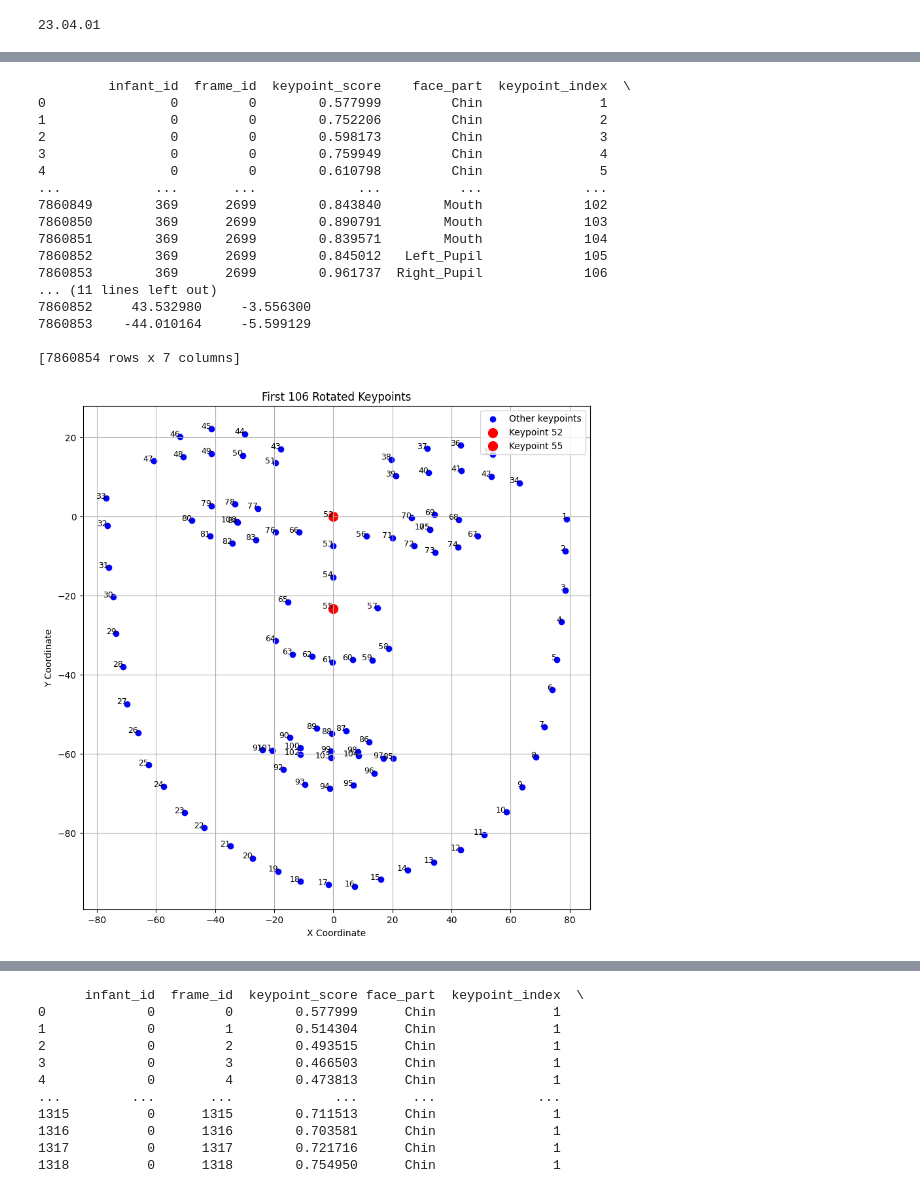
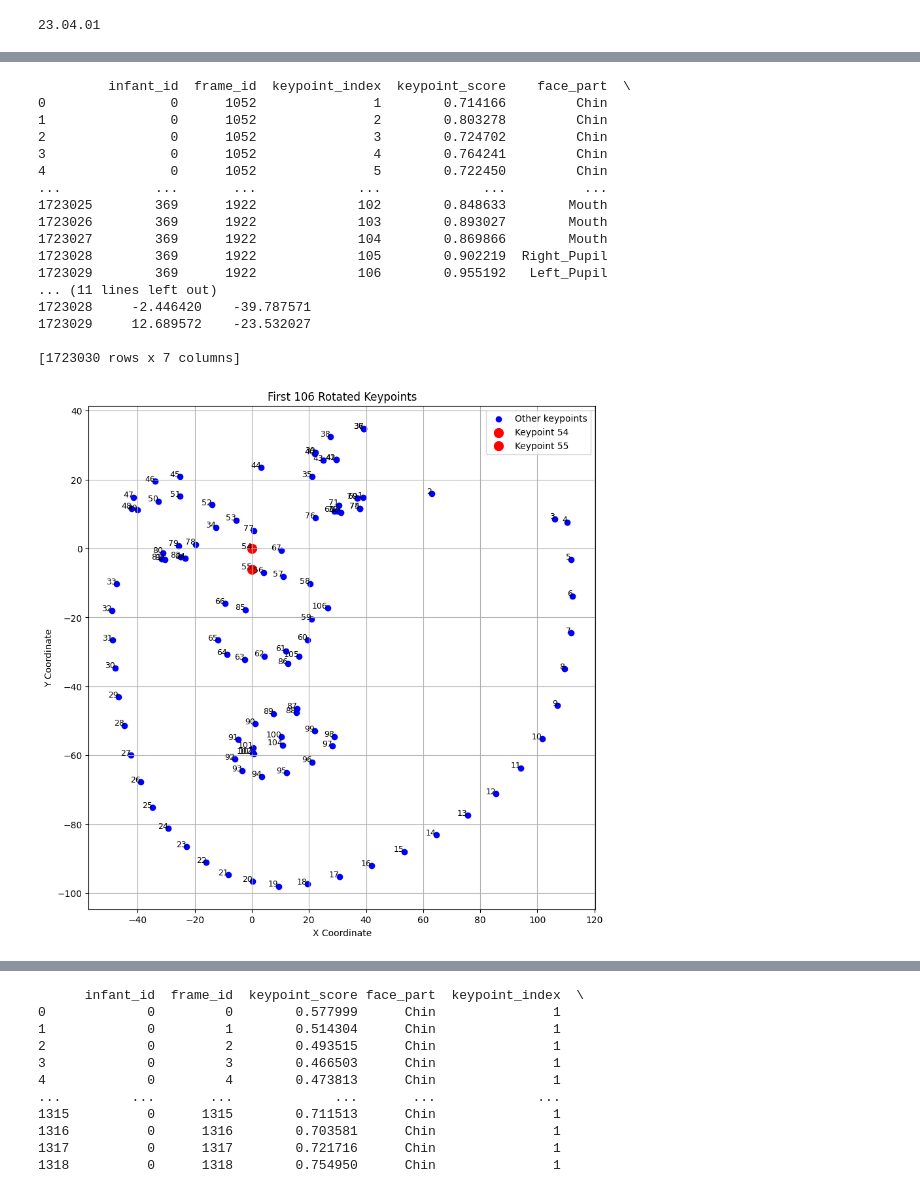
Before and after one commit to quietscientist/wiggle-face, a Jupyter notebook: Data_Inspection_Emotion_Analysis.ipynb, the cells around one changed output, grey strips where cells are left out. Cells and saved outputs as stored; diff of their text form; code cells hidden in the pictures.

```diff
--- a/Data_Inspection_Emotion_Analysis.ipynb
+++ b/Data_Inspection_Emotion_Analysis.ipynb
@@ -14,7 +14,7 @@ chunk_size = 100000
 chunks = []
 
 # read the CSV file in chunks
-for chunk in pd.read_csv('/workspaces/wiggle-face/data_ioana/Infant Sentiment Analysis/Ioana/keypoints_dataset.csv', chunksize=chunk_size):
+for chunk in pd.read_csv('/workspaces/wiggle-face/keypoints_clean_yt_dataset.csv', chunksize=chunk_size):
     # pandas DataFrame chunk to cuDF DataFrame
     cudf_chunk = cudf.DataFrame.from_pandas(chunk)
     chunks.append(cudf_chunk)
@@ -106,13 +106,13 @@ def move_and_rotate_keypoints(df):
     grouped = df.groupby(['infant_id', 'frame_id'])
 
     for (infant_id, frame_id), group in grouped:
-        kp_52 = cp.array(group[group['keypoint_index'] == 52][['x_coordinate', 'y_coordinate']].values[0])
+        kp_54 = cp.array(group[group['keypoint_index'] == 54][['x_coordinate', 'y_coordinate']].values[0])
         kp_55 = cp.array(group[group['keypoint_index'] == 55][['x_coordinate', 'y_coordinate']].values[0])
 
-        translated_coords = cp.array(group[['x_coordinate', 'y_coordinate']].values) - kp_52
+        translated_coords = cp.array(group[['x_coordinate', 'y_coordinate']].values) - kp_54
 
-        dx = kp_55[0] - kp_52[0]
-        dy = kp_55[1] - kp_52[1]
+        dx = kp_55[0] - kp_54[0]
+        dy = kp_55[1] - kp_54[1]
         angle = cp.arctan2(dy, dx) - cp.pi / 2
 
         rotated_coords = rotate_points(translated_coords, angle)
@@ -126,52 +126,52 @@ def move_and_rotate_keypoints(df):
 transformed_df = move_and_rotate_keypoints(df)
 print(transformed_df)
 # %% [output]
-         infant_id  frame_id  keypoint_score    face_part  keypoint_index  \
-0                0         0        0.577999         Chin               1
-1                0         0        0.752206         Chin               2
-2                0         0        0.598173         Chin               3
-3                0         0        0.759949         Chin               4
-4                0         0        0.610798         Chin               5
-...            ...       ...             ...          ...             ...
-7860849        369      2699        0.843840        Mouth             102
-7860850        369      2699        0.890791        Mouth             103
-7860851        369      2699        0.839571        Mouth             104
-7860852        369      2699        0.845012   Left_Pupil             105
-7860853        369      2699        0.961737  Right_Pupil             106
+         infant_id  frame_id  keypoint_index  keypoint_score    face_part  \
+0                0      1052               1        0.714166         Chin
+1                0      1052               2        0.803278         Chin
+2                0      1052               3        0.724702         Chin
+3                0      1052               4        0.764241         Chin
+4                0      1052               5        0.722450         Chin
+...            ...       ...             ...             ...          ...
+1723025        369      1922             102        0.848633        Mouth
+1723026        369      1922             103        0.893027        Mouth
+1723027        369      1922             104        0.869866        Mouth
+1723028        369      1922             105        0.902219  Right_Pupil
+1723029        369      1922             106        0.955192   Left_Pupil
 ... (11 lines left out)
-7860852     43.532980     -3.556300
-7860853    -44.010164     -5.599129
+1723028     -2.446420    -39.787571
+1723029     12.689572    -23.532027
 
-[7860854 rows x 7 columns]
+[1723030 rows x 7 columns]
 # %%
 # figure
 plt.figure(figsize=(10, 10))
 
 x_coords = transformed_df['x_coordinate'][106:212].values
 y_coords = transformed_df['y_coordinate'][106:212].values
 
 x_coords = np.array(x_coords.get())
 y_coords = np.array(y_coords.get())
 
 plt.scatter(x_coords, y_coords, c='blue', marker='o', label='Other keypoints')
 
-kp_52_index = 51
+kp_54_index = 53
 kp_55_index = 54
 
-plt.scatter(x_coords[kp_52_index], y_coords[kp_52_index], c='red', marker='o', label='Keypoint 52', s=100)
+plt.scatter(x_coords[kp_54_index], y_coords[kp_54_index], c='red', marker='o', label='Keypoint 54', s=100)
 plt.scatter(x_coords[kp_55_index], y_coords[kp_55_index], c='red', marker='o', label='Keypoint 55', s=100)
 
 for i in range(106):
     plt.text(x_coords[i], y_coords[i], str(i+1), fontsize=9, ha='right')
 
 plt.title('First 106 Rotated Keypoints')
 plt.xlabel('X Coordinate')
 plt.ylabel('Y Coordinate')
 plt.grid(True)
 plt.legend()
 plt.show()
 # %% [output]
-[figure, old version]
+[figure, new version]
 # %%
 df.head(107)
 # %% [output]
```
Also changed, not shown: parts of 12 cells of this notebook, 1 other file.
